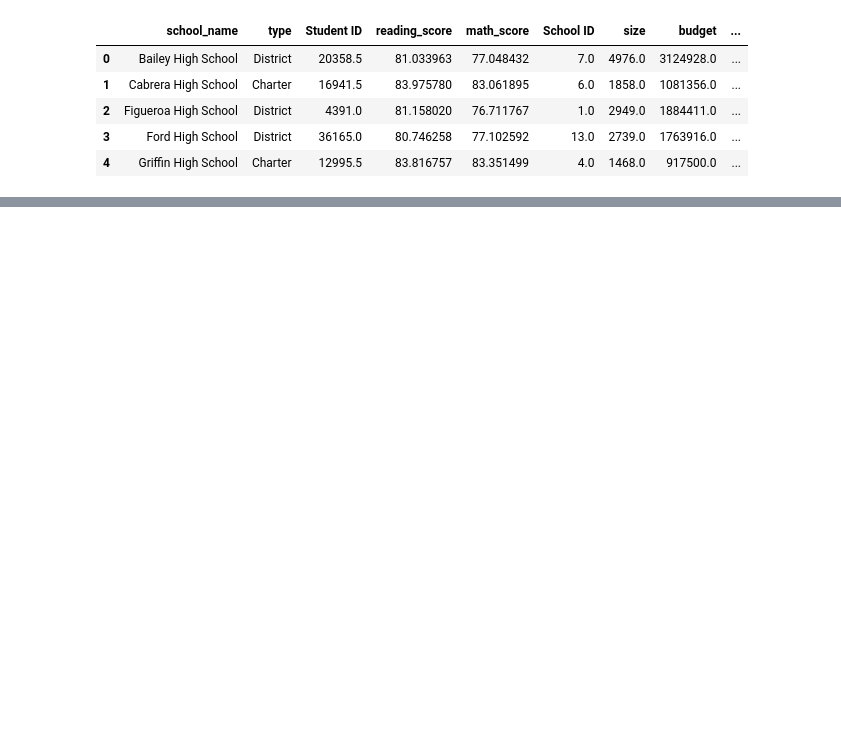
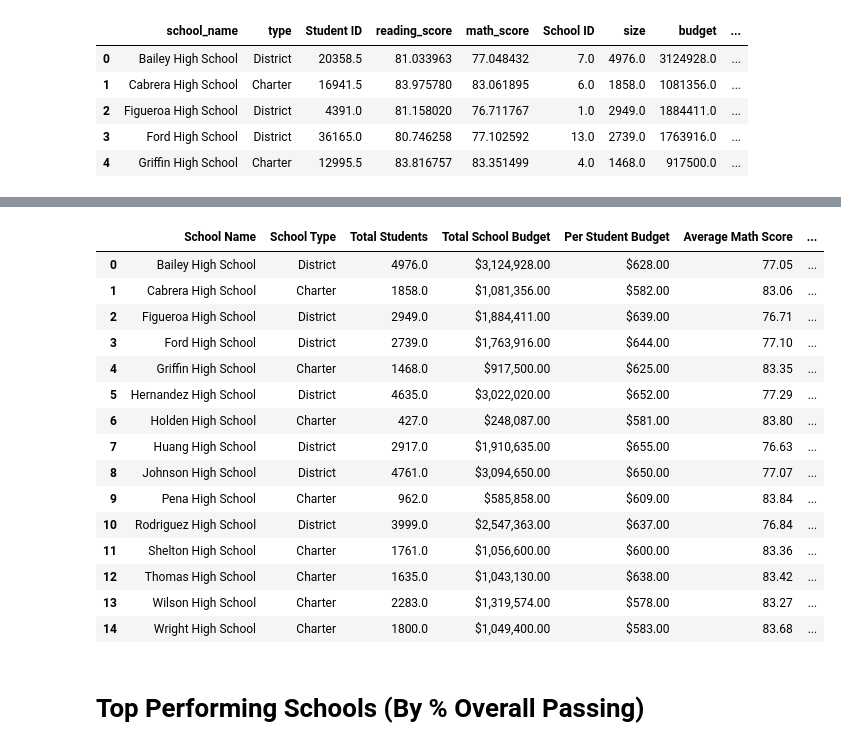
Before and after one commit to JAlvarado23A/District_Analysis, a Jupyter notebook: City_School_Analysis.ipynb, the cells around one changed output, grey strips where cells are left out. Drawn from its saved outputs; the diff is of its cells as text; code cells hidden in the pictures; blank space fills up the shorter version.

```diff
--- a/City_School_Analysis.ipynb
+++ b/City_School_Analysis.ipynb
@@ -131,4 +129,3 @@ school_df.head()
 # %%
-# Create per student budget column in df
-school_df['per_student_budget'] = school_df['budget']/school_df['size']
-school_df.head()
+# Create per student budget column and insert as the 5th column
+school_df.insert(4, "per_student_budget", (school_df['budget']/school_df['size']), True)
@@ -141,0 +142,20 @@ school_df.head()
+# %%
+# Format columns with for currency and percent
+
+# create function to convert columns to currentcy
+def format_curr(x):
+    return "${0:,.2f}".format(x)
+
+# apply function on two columns
+school_df['budget'] = school_df['budget'].apply(format_curr)
+school_df['per_student_budget'] = school_df['per_student_budget'].apply(format_curr)
+
+# Multiply by 100 and round to two sigfigs for % columns
+school_df['%_passing_math'] = round(school_df['%_passing_math'] * 100, 2)
+school_df['%_passing_reading'] = round(school_df['%_passing_reading'] * 100, 2)
+school_df['%_Overall_Passing'] = round(school_df['%_Overall_Passing'] * 100, 2)
+
+# Rouond to two sigfigs for math and reading scores
+school_df['math_score'] = round(school_df['math_score'], 2)
+school_df['reading_score'] = round(school_df['reading_score'] , 2)
+school_df.head()
@@ -141,0 +169,23 @@ school_df.head()
+# %%
+# Rename Columns
+school_df= school_df.rename(columns = {"school_name":"School Name", "type":"School Type", "size":"Total Students","budget":"Total School Budget","per_student_budget":"Per Student Budget","math_score":"Average Math Score", "reading_score":"Average Reading score", "%_passing_math":"% Passing Math", "%_passing_reading":"% Passing Reading", "%_Overall_Passing":"% Overall Passing"})
+school_df
+# %% [output]
+|  | School Name | School Type | Total Students | Total School Budget | Per Student Budget | Average Math Score | ... |
+| 0 | Bailey High School | District | 4976.0 | $3,124,928.00 | $628.00 | 77.05 | ... |
+| 1 | Cabrera High School | Charter | 1858.0 | $1,081,356.00 | $582.00 | 83.06 | ... |
+| 2 | Figueroa High School | District | 2949.0 | $1,884,411.00 | $639.00 | 76.71 | ... |
+| 3 | Ford High School | District | 2739.0 | $1,763,916.00 | $644.00 | 77.10 | ... |
+| 4 | Griffin High School | Charter | 1468.0 | $917,500.00 | $625.00 | 83.35 | ... |
+| 5 | Hernandez High School | District | 4635.0 | $3,022,020.00 | $652.00 | 77.29 | ... |
+| 6 | Holden High School | Charter | 427.0 | $248,087.00 | $581.00 | 83.80 | ... |
+| 7 | Huang High School | District | 2917.0 | $1,910,635.00 | $655.00 | 76.63 | ... |
+| 8 | Johnson High School | District | 4761.0 | $3,094,650.00 | $650.00 | 77.07 | ... |
+| 9 | Pena High School | Charter | 962.0 | $585,858.00 | $609.00 | 83.84 | ... |
+| 10 | Rodriguez High School | District | 3999.0 | $2,547,363.00 | $637.00 | 76.84 | ... |
+| 11 | Shelton High School | Charter | 1761.0 | $1,056,600.00 | $600.00 | 83.36 | ... |
+| 12 | Thomas High School | Charter | 1635.0 | $1,043,130.00 | $638.00 | 83.42 | ... |
+| 13 | Wilson High School | Charter | 2283.0 | $1,319,574.00 | $578.00 | 83.27 | ... |
+| 14 | Wright High School | Charter | 1800.0 | $1,049,400.00 | $583.00 | 83.68 | ... |
+# %% [markdown]
+<h1> Top Performing Schools (By % Overall Passing) </h1>
```
Also changed, not shown: parts of 15 cells of this notebook.
